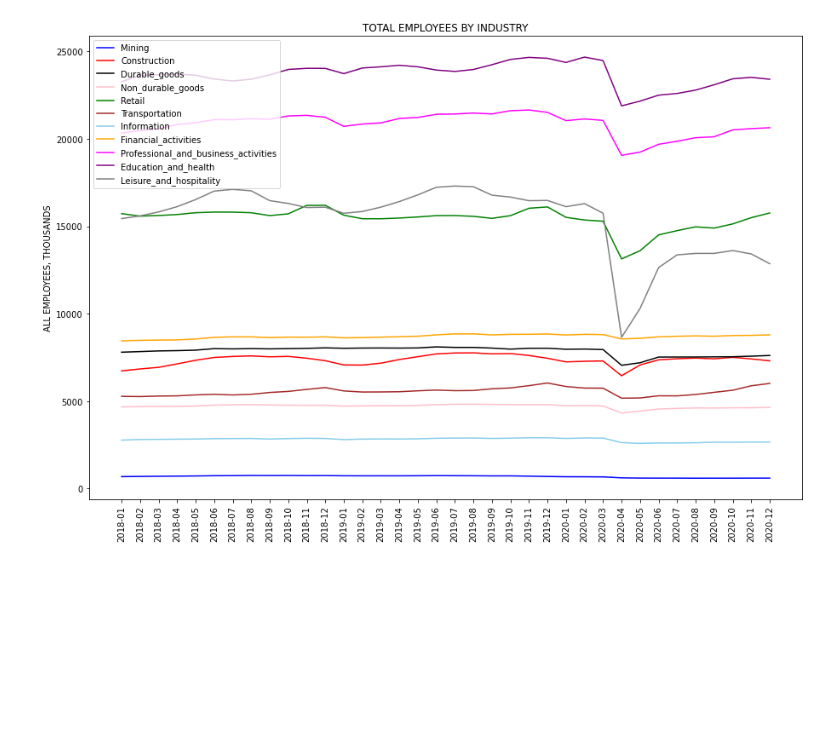
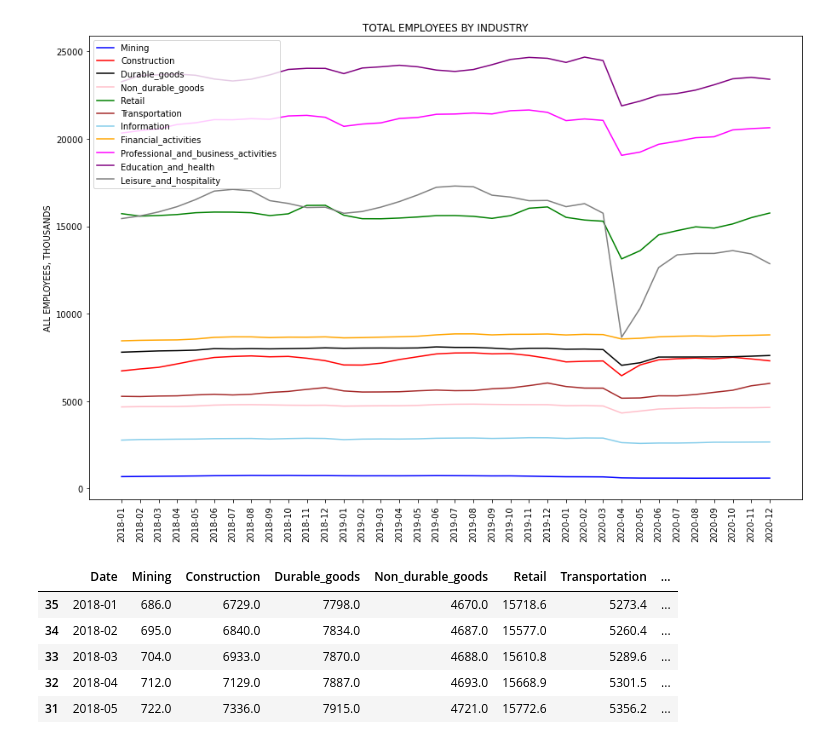
Before and after one commit to Rcidm1994/Project1, a Jupyter notebook: US_Employment.ipynb, the cells around one changed output. Saved outputs shown, nothing was run; the diff lists cells and outputs as text; code cells hidden in the pictures; blank space fills up the shorter version.

```diff
--- a/US_Employment.ipynb
+++ b/US_Employment.ipynb
@@ -168,3 +172,12 @@ plt.legend(loc='upper left')
 # %% [output]
 <matplotlib.legend.Legend at 0x...>
 [figure]
+# %%
+employees.head()
+# %% [output]
+|  | Date | Mining | Construction | Durable_goods | Non_durable_goods | Retail | Transportation | ... |
+| 35 | 2018-01 | 686.0 | 6729.0 | 7798.0 | 4670.0 | 15718.6 | 5273.4 | ... |
+| 34 | 2018-02 | 695.0 | 6840.0 | 7834.0 | 4687.0 | 15577.0 | 5260.4 | ... |
+| 33 | 2018-03 | 704.0 | 6933.0 | 7870.0 | 4688.0 | 15610.8 | 5289.6 | ... |
+| 32 | 2018-04 | 712.0 | 7129.0 | 7887.0 | 4693.0 | 15668.9 | 5301.5 | ... |
+| 31 | 2018-05 | 722.0 | 7336.0 | 7915.0 | 4721.0 | 15772.6 | 5356.2 | ... |
```
Also changed, not shown: parts of 6 cells of this notebook, 1 other file.
